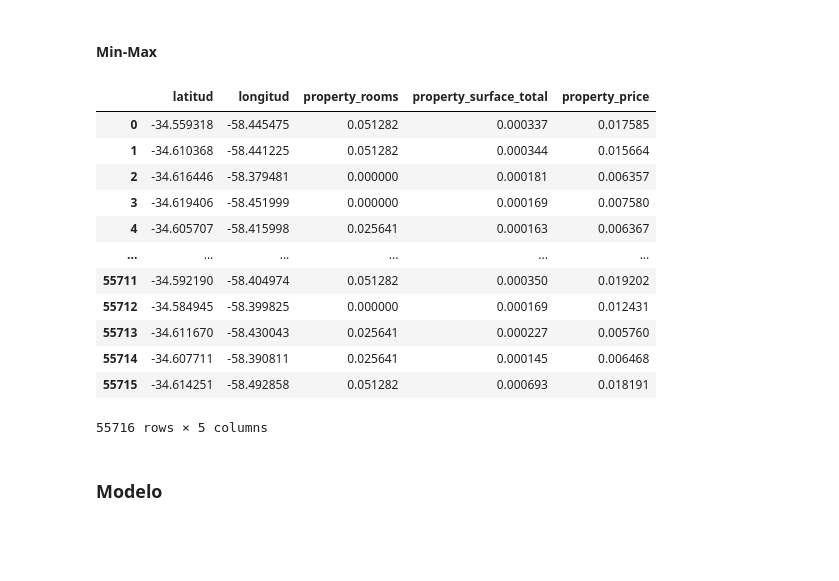
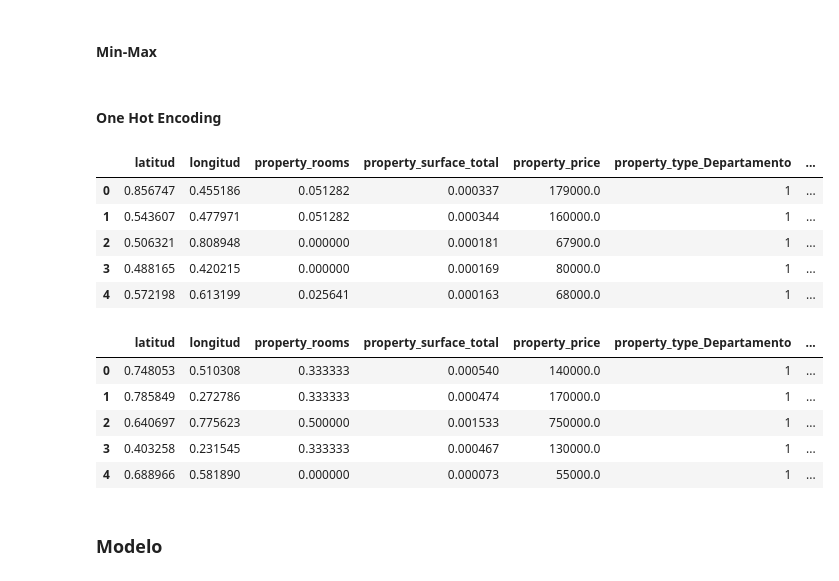
Before and after one commit to Fanusaez/7506R-2C2022-GRUPO13, a Jupyter notebook: 7506R_TP1_GRUPO13_ENTREGA_Regresion.ipynb, the cells around one changed output. Cells and saved outputs as stored; diff of their text form; code cells hidden in the pictures; blank space fills up the shorter version.

```diff
--- a/7506R_TP1_GRUPO13_ENTREGA_Regresion.ipynb
+++ b/7506R_TP1_GRUPO13_ENTREGA_Regresion.ipynb
@@ -25,3 +25,8 @@ from sklearn import metrics
 # %%
 ds_regresion = pd.read_csv("properati_argentina_reducido_train.csv")
 test = pd.read_csv("properati_argentina_reducido_test.csv")
+
+variables_a_eliminar = ["Unnamed: 0"]
+
+ds_regresion.drop(columns=variables_a_eliminar, inplace=True)
+test.drop(columns = variables_a_eliminar, inplace=True)
@@ -54,25 +37,43 @@ ds_test_knn.drop(columns = variables_a_eliminar, inplace=True)
+# %%
+ds_train_knn = ds_regresion.copy()
+ds_test_knn = test.copy()
 # %% [markdown]
 #### Min-Max
-# %%
-scaler = MinMaxScaler()
-ds_knn["property_surface_total"] = scaler.fit_transform(ds_knn["property_surface_total"].to_frame())
-ds_knn["property_price"] = scaler.fit_transform(ds_knn["property_price"].to_frame())
-ds_knn["property_rooms"] = scaler.fit_transform(ds_knn["property_rooms"].to_frame())
-ds_knn
-# %% [output]
-|  | latitud | longitud | property_rooms | property_surface_total | property_price |
-| 0 | -34.559318 | -58.445475 | 0.051282 | 0.000337 | 0.017585 |
-| 1 | -34.610368 | -58.441225 | 0.051282 | 0.000344 | 0.015664 |
-| 2 | -34.616446 | -58.379481 | 0.000000 | 0.000181 | 0.006357 |
-| 3 | -34.619406 | -58.451999 | 0.000000 | 0.000169 | 0.007580 |
-| 4 | -34.605707 | -58.415998 | 0.025641 | 0.000163 | 0.006367 |
-| ... | ... | ... | ... | ... | ... |
-| 55711 | -34.592190 | -58.404974 | 0.051282 | 0.000350 | 0.019202 |
-| 55712 | -34.584945 | -58.399825 | 0.000000 | 0.000169 | 0.012431 |
-| 55713 | -34.611670 | -58.430043 | 0.025641 | 0.000227 | 0.005760 |
-| 55714 | -34.607711 | -58.390811 | 0.025641 | 0.000145 | 0.006468 |
-| 55715 | -34.614251 | -58.492858 | 0.051282 | 0.000693 | 0.018191 |
-55716 rows × 5 columns
+# %%
+scaler = MinMaxScaler()
+ds_train_knn["property_surface_total"] = scaler.fit_transform(ds_train_knn["property_surface_total"].to_frame())
+ds_train_knn["property_rooms"] = scaler.fit_transform(ds_train_knn["property_rooms"].to_frame())
+ds_train_knn["longitud"] = scaler.fit_transform(ds_train_knn["longitud"].to_frame())
+ds_train_knn["latitud"] = scaler.fit_transform(ds_train_knn["latitud"].to_frame())
+
+
+ds_test_knn["property_surface_total"] = scaler.fit_transform(ds_test_knn["property_surface_total"].to_frame())
+ds_test_knn["property_rooms"] = scaler.fit_transform(ds_test_knn["property_rooms"].to_frame())
+ds_test_knn["longitud"] = scaler.fit_transform(ds_test_knn["longitud"].to_frame())
+ds_test_knn["latitud"] = scaler.fit_transform(ds_test_knn["latitud"].to_frame())
+# %% [markdown]
+#### One Hot Encoding
+# %%
+ds_train_knn = pd.get_dummies(ds_train_knn, columns=["property_type"], drop_first=True)
+ds_test_knn = pd.get_dummies(ds_test_knn, columns=["property_type"], drop_first=True)
+# %%
+ds_train_knn.head()
+# %% [output]
+|  | latitud | longitud | property_rooms | property_surface_total | property_price | property_type_Departamento | ... |
+| 0 | 0.856747 | 0.455186 | 0.051282 | 0.000337 | 179000.0 | 1 | ... |
+| 1 | 0.543607 | 0.477971 | 0.051282 | 0.000344 | 160000.0 | 1 | ... |
+| 2 | 0.506321 | 0.808948 | 0.000000 | 0.000181 | 67900.0 | 1 | ... |
+| 3 | 0.488165 | 0.420215 | 0.000000 | 0.000169 | 80000.0 | 1 | ... |
+| 4 | 0.572198 | 0.613199 | 0.025641 | 0.000163 | 68000.0 | 1 | ... |
+# %%
+ds_test_knn.head()
+# %% [output]
+|  | latitud | longitud | property_rooms | property_surface_total | property_price | property_type_Departamento | ... |
+| 0 | 0.748053 | 0.510308 | 0.333333 | 0.000540 | 140000.0 | 1 | ... |
+| 1 | 0.785849 | 0.272786 | 0.333333 | 0.000474 | 170000.0 | 1 | ... |
+| 2 | 0.640697 | 0.775623 | 0.500000 | 0.001533 | 750000.0 | 1 | ... |
+| 3 | 0.403258 | 0.231545 | 0.333333 | 0.000467 | 130000.0 | 1 | ... |
+| 4 | 0.688966 | 0.581890 | 0.000000 | 0.000073 | 55000.0 | 1 | ... |
 # %% [markdown]
 ### Modelo
 # %% [markdown]
```
Also changed, not shown: parts of 13 cells of this notebook, 6 other files.
